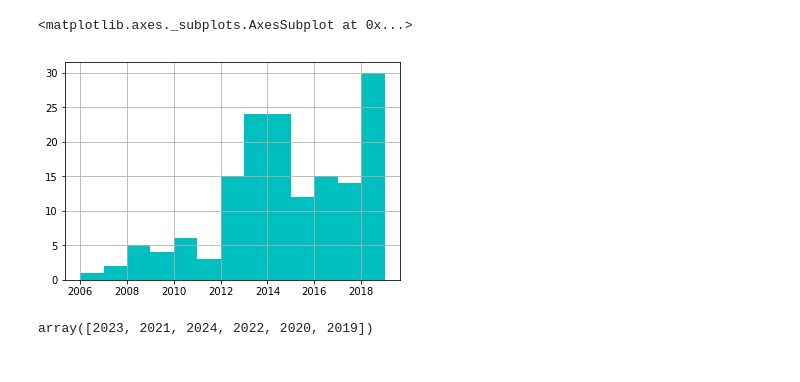
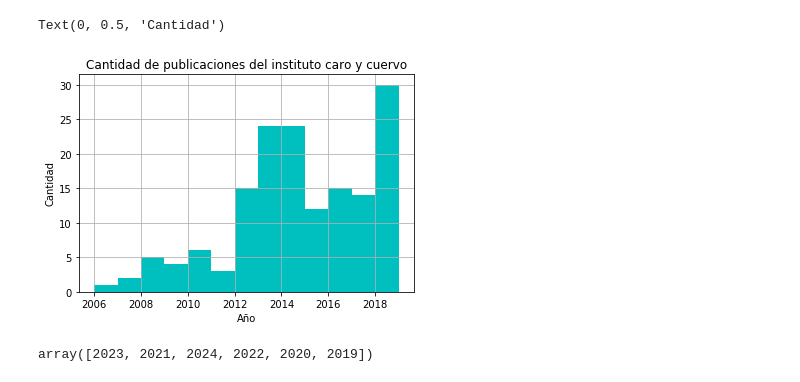
Before and after one commit to MauricioAcosta/CienciasDeDatos, a Jupyter notebook: Taller_MatplotLib/Table_Scatter_Hist.ipynb, the cells around one changed output. Cells and saved outputs as stored; diff of their text form; code cells hidden in the pictures.

Commit message:
Table, scatter and hist OK

```diff
--- a/Taller_MatplotLib/Table_Scatter_Hist.ipynb
+++ b/Taller_MatplotLib/Table_Scatter_Hist.ipynb
@@ -31,9 +50,12 @@ dataset1=pd.read_csv('Publicaciones_del_Instituto_Caro_y_Cuervo_actualizaci_n_20
 # %%
 x3=dataset1['AÑO']
 x3.hist(bins=(max(x3)-min(x3)),  facecolor='c')
+plt.title('Cantidad de publicaciones del instituto caro y cuervo')
+plt.xlabel("Año")
+plt.ylabel("Cantidad")
 # %% [output]
-<matplotlib.axes._subplots.AxesSubplot at 0x...>
+Text(0, 0.5, 'Cantidad')
-[figure, old version]
+[figure, new version]
 # %%
 x4=dataset2['fechavencimiento'].apply(lambda x:pd.to_datetime(x).year)
 dataset2['fecha']=x4
```
Also changed, not shown: parts of 9 cells of this notebook.
